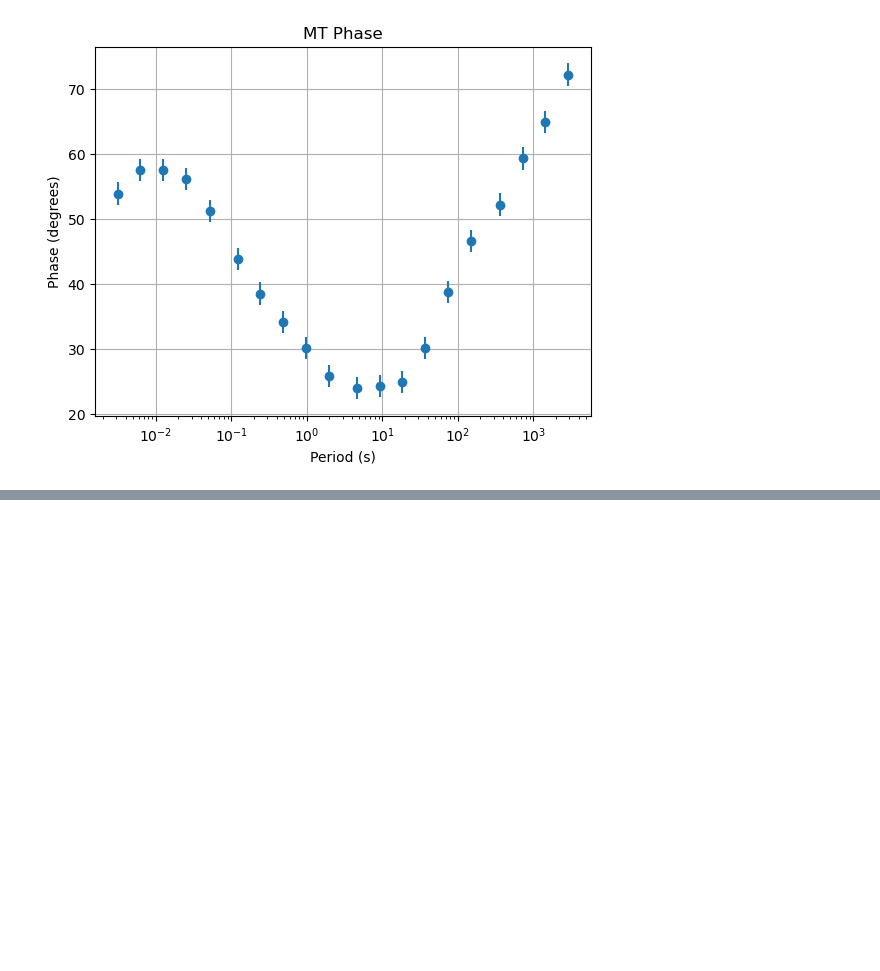
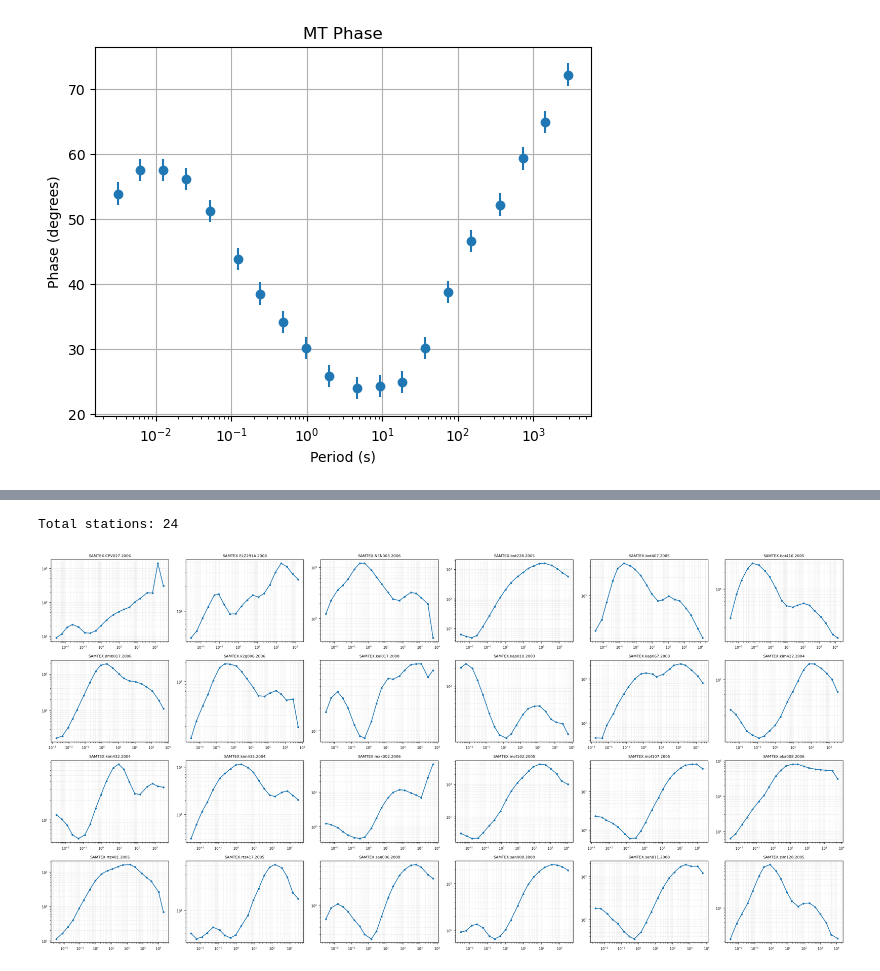
Before and after one commit to Shailo2002/Dissertation, a Jupyter notebook: 1d_data_checkup/determinant_1d.ipynb, the cells around one changed output, grey strips where cells are left out. Saved outputs shown, nothing was run; the diff lists cells and outputs as text; code cells hidden in the pictures; blank space fills up the shorter version.

```diff
--- a/1d_data_checkup/determinant_1d.ipynb
+++ b/1d_data_checkup/determinant_1d.ipynb
@@ -1048,0 +1221,72 @@ plt.show()
+# %%
+import os
+import numpy as np
+import matplotlib.pyplot as plt
+
+# ----------------------------------------------------
+# INPUT
+# ----------------------------------------------------
+DATA_DIR = "./MT_DAT/"
+OUT_PNG = "./MT_QC_GRID.png"
+
+# ----------------------------------------------------
+# LOAD ALL .dat FILES
+# ----------------------------------------------------
+dat_files = sorted([
+    os.path.join(DATA_DIR, f)
+    for f in os.listdir(DATA_DIR)
+    if f.endswith(".dat")
+])
+
+print("Total stations:", len(dat_files))
+
+# ----------------------------------------------------
+# QC GRID PLOT FUNCTION
+# ----------------------------------------------------
+def plot_grid(dat_files, ncols=6, save_png="qc_grid.png"):
+
+    mu = 4 * np.pi * 1e-7
+
+    n = len(dat_files)
+    nrows = int(np.ceil(n / ncols))
+
+    fig = plt.figure(figsize=(4 * ncols, 3 * nrows))
+
+    for i, f in enumerate(dat_files):
+
+        data = np.loadtxt(f)
+
+        period = data[:, 0]
+        Zr = data[:, 1]
+        Zi = data[:, 2]
+
+        Z = Zr + 1j * Zi
+        omega = 2 * np.pi / period
+        absZ = np.abs(Z)
+
+        appres = (absZ ** 2) / (mu * omega)
+
+        ax = fig.add_subplot(nrows, ncols, i + 1)
+
+        ax.loglog(period, appres, "o-", markersize=3)
+
+        ax.set_title(
+            os.path.basename(f).replace(".dat", ""),
+            fontsize=8
+        )
+
+        ax.grid(True, which="both", lw=0.4, ls="--", alpha=0.5)
+        ax.tick_params(axis="both", labelsize=7)
+
+    plt.tight_layout()
+    plt.savefig(save_png, dpi=300)
+    plt.show()
+
+
+# ----------------------------------------------------
+# PLOT
+# ----------------------------------------------------
+plot_grid(dat_files, ncols=6, save_png=OUT_PNG)
+# %% [output]
+Total stations: 24
+[figure, added]
```
Also changed, not shown: parts of 2 cells of this notebook, 49 other files.
